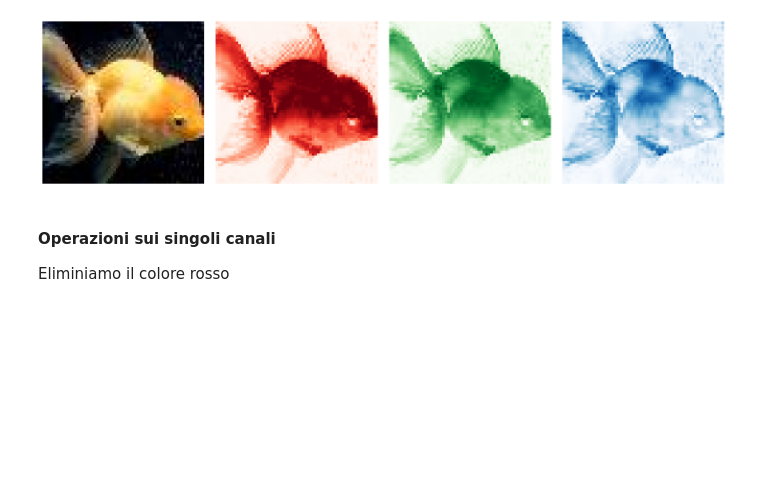
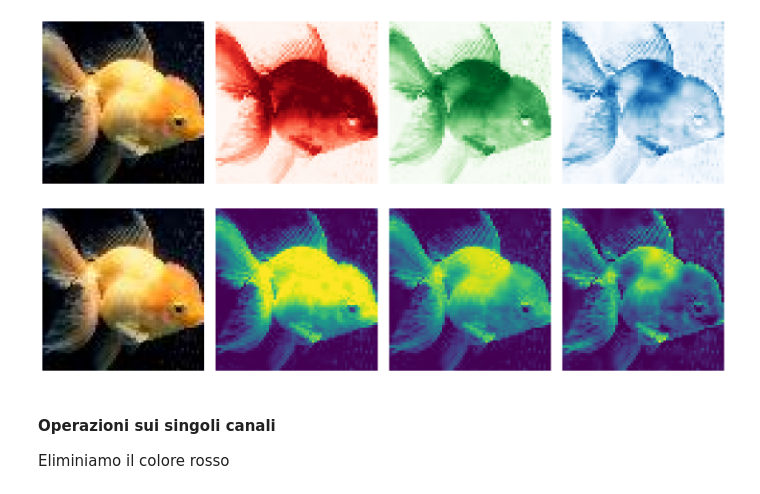
Before and after one commit to afflint/tdl, a Jupyter notebook: 2025-26/dati.ipynb, the cells around one changed output. Cells and saved outputs as stored; diff of their text form; code cells hidden in the pictures; blank space fills up the shorter version.

```diff
--- a/2025-26/dati.ipynb
+++ b/2025-26/dati.ipynb
@@ -283,6 +280,20 @@ plt.tight_layout()
 plt.show()
 # %% [output]
 [figure]
+# %%
+fig, ax = plt.subplots(figsize=(16, 4), ncols=4)
+ax[0].imshow(T)
+ax[0].axis("off")
+ax[1].imshow(R)
+ax[1].axis("off")
+ax[2].imshow(G)
+ax[2].axis("off")
+ax[3].imshow(B)
+ax[3].axis("off")
+plt.tight_layout()
+plt.show()
+# %% [output]
+[figure, added]
 # %% [markdown]
 #### Operazioni sui singoli canali
 Eliminiamo il colore rosso
```
Also changed, not shown: parts of 15 cells of this notebook, 6 other files.
